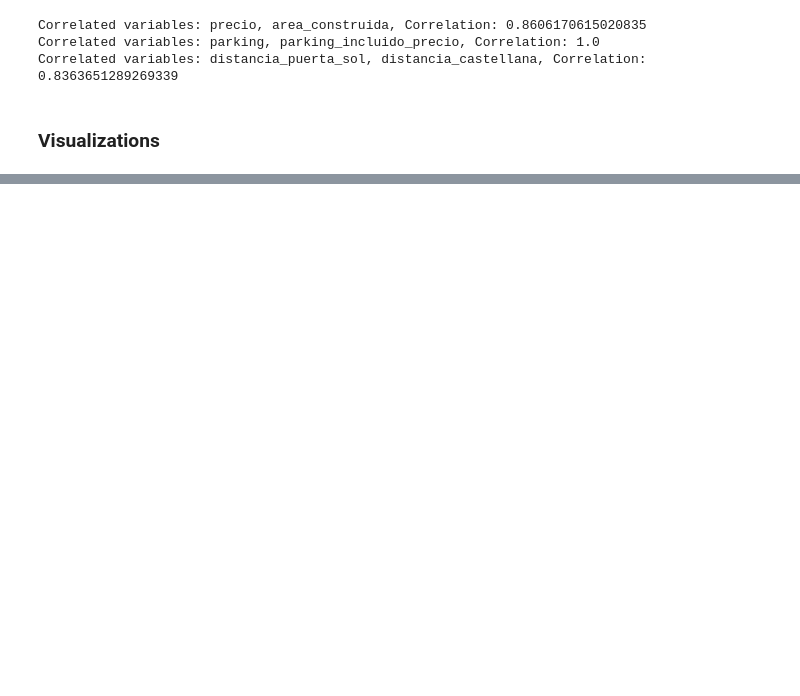
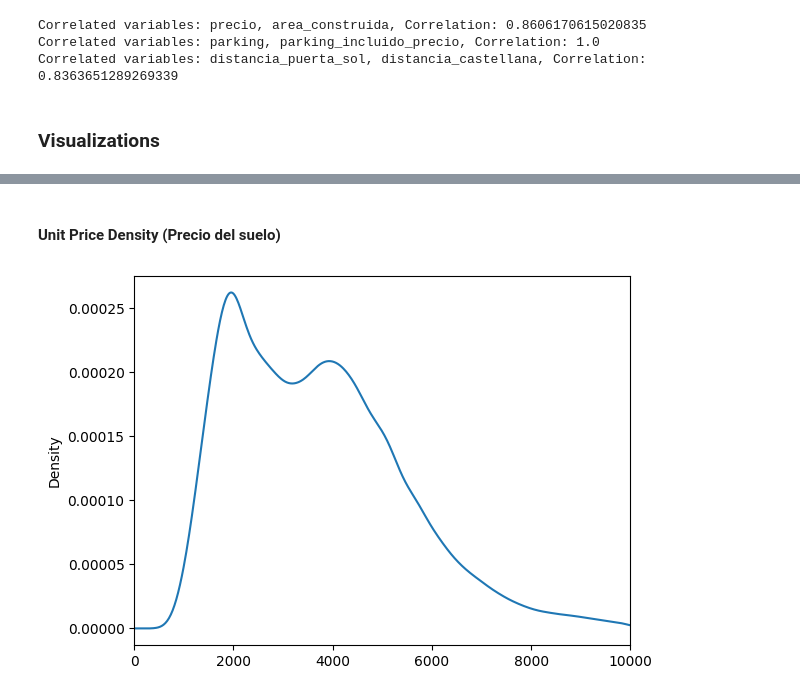
Before and after one commit to anamartiiins/MDS6-IDEALISTA, a Jupyter notebook: exploratory_data_analysis.ipynb, the cells around one changed output, grey strips where cells are left out. Cells and saved outputs as stored; diff of their text form; code cells hidden in the pictures; blank space fills up the shorter version.

```diff
--- a/exploratory_data_analysis.ipynb
+++ b/exploratory_data_analysis.ipynb
@@ -136,0 +178,8 @@ visualize_distribution(
+# %% [markdown]
+#### Unit Price Density (Precio del suelo)
+# %%
+ax = df_assets.precio_unitario_m2.plot.kde()
+plt.xlim([0, 10000])
+plt.show()
+# %% [output]
+[figure, added]
```
Also changed, not shown: parts of 31 cells of this notebook, 2 other files.
